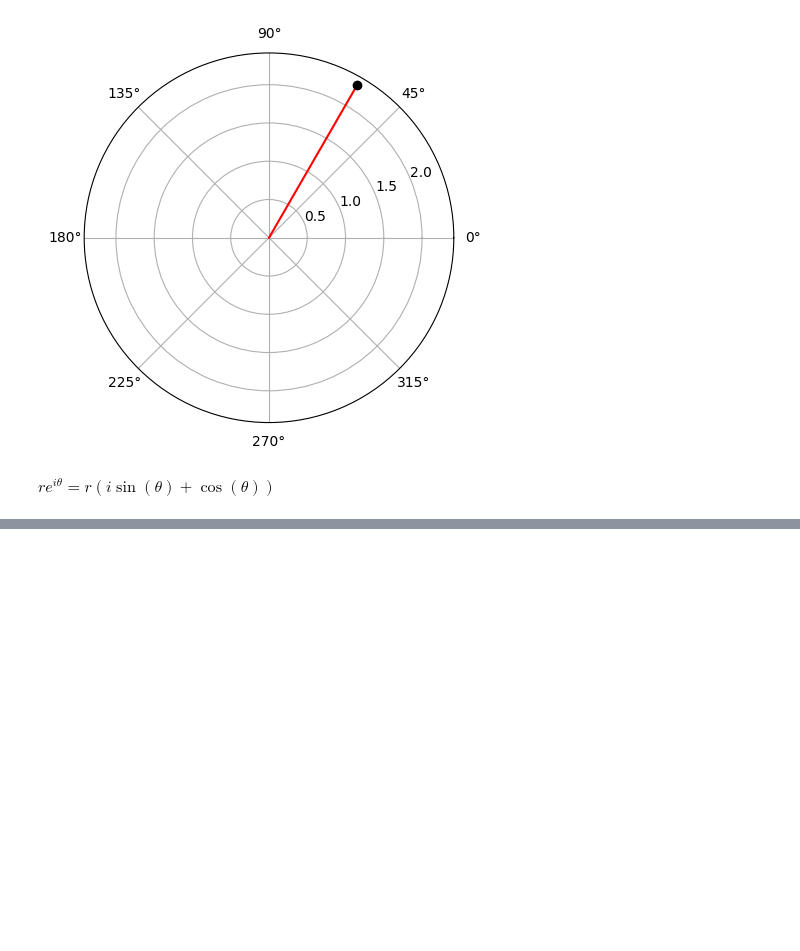
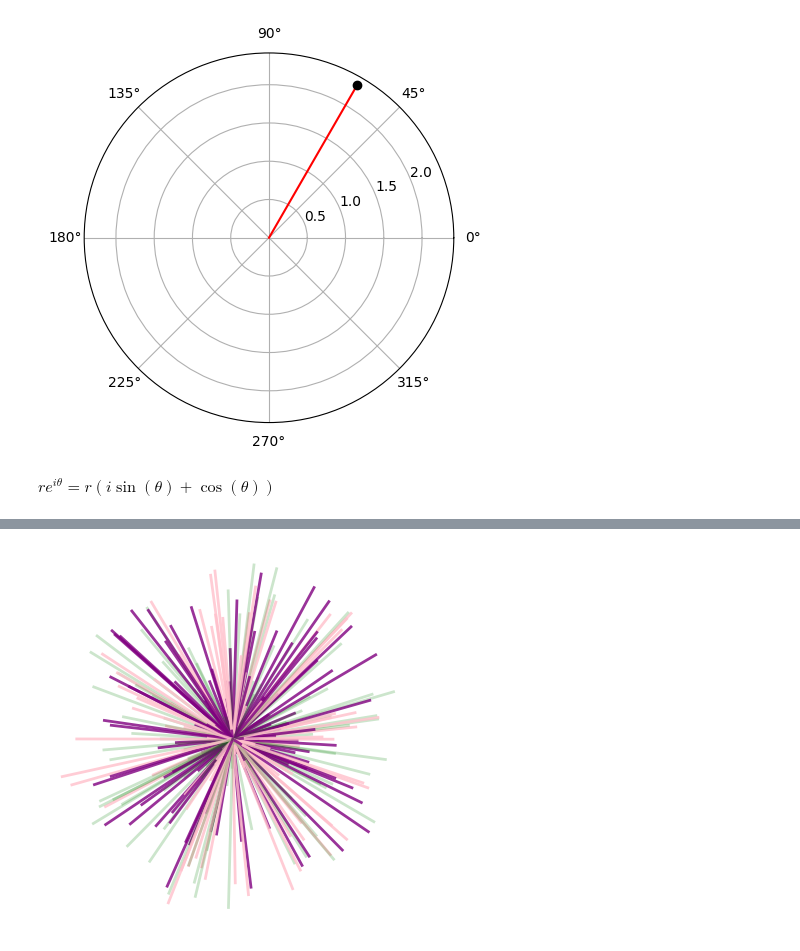
Before and after one commit to lifedesigner88/251117_MathForPython, a Jupyter notebook: A01_Masteer_Math_By_Coding_in_Python/B08_Graphing_Conic_Sections/C98_Euler's_formula.ipynb, the cells around one changed output, grey strips where cells are left out. Saved outputs shown, nothing was run; the diff lists cells and outputs as text; code cells hidden in the pictures; blank space fills up the shorter version.

```diff
--- a/A01_Masteer_Math_By_Coding_in_Python/B08_Graphing_Conic_Sections/C98_Euler's_formula.ipynb
+++ b/A01_Masteer_Math_By_Coding_in_Python/B08_Graphing_Conic_Sections/C98_Euler's_formula.ipynb
@@ -32,0 +57,19 @@ $\displaystyle r e^{i \theta} = r \left(i \sin{\left(\theta \right)} + \cos{\lef
+# %%
+from matplotlib.pyplot import *
+from numpy import exp, random, pi
+
+n = 300
+r = random.rand(n)
+theta = random.rand(n)*2*pi
+
+color_list = ("pink", "purple", "green")
+alpha_list = (0.8, 0.8, 0.2)
+
+for i in range(n):
+    rand_val = i%3
+    polar([0, theta[i]], [0, r[i]], color=color_list[rand_val], alpha=alpha_list[rand_val], lw=2)
+
+axis('off')
+show()
+# %% [output]
+[figure, added]
```
Also changed, not shown: parts of 3 cells of this notebook.
